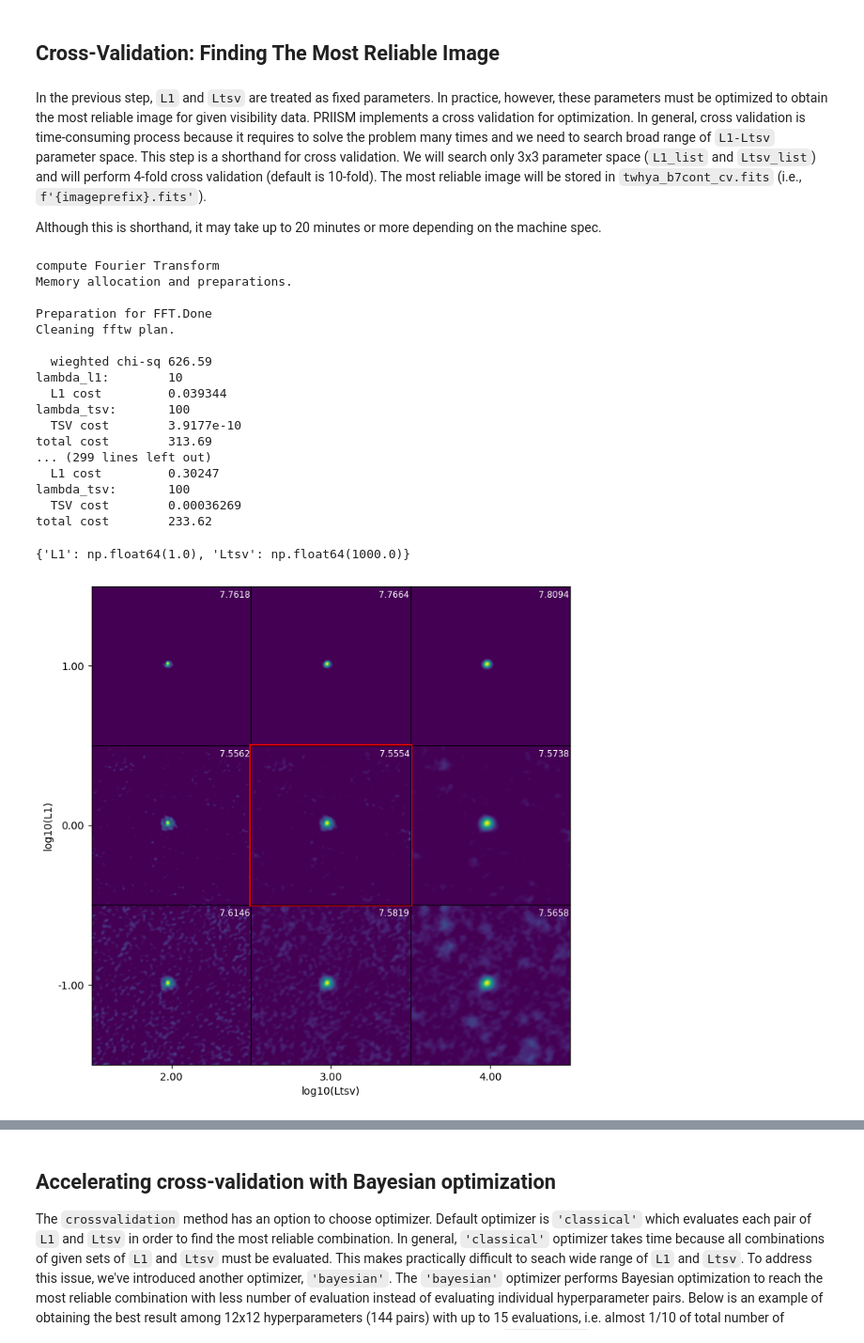
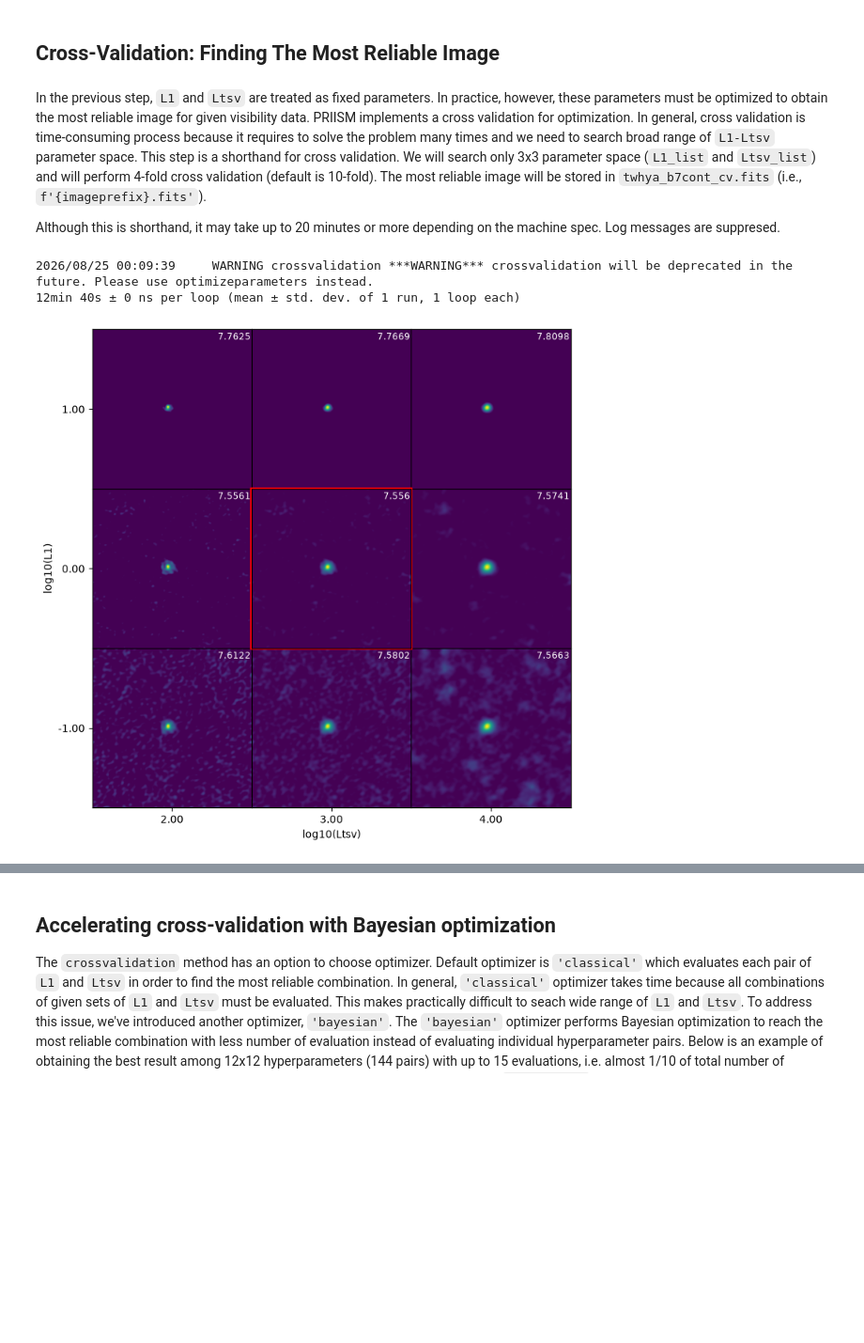
Before and after one commit to tnakazato/priism, a Jupyter notebook: tutorial_twhya.ipynb, the cells around one changed output, grey strips where cells are left out. Shown at 94% size. Cells and saved outputs as stored; diff of their text form; code cells hidden in the pictures; blank space fills up the shorter version.

```diff
--- a/tutorial_twhya.ipynb
+++ b/tutorial_twhya.ipynb
@@ -15,5 +15,5 @@ There are two fundamental submodules for imaging, `priism.core` and `priism.alma
 import priism.alma
 print(f'PRIISM version {priism.__version__}')
 
-worker = priism.alma.AlmaSparseModelingImager(solver='mfista_nufft')
+worker = priism.alma.AlmaSparseModelingImager(solver='pymfista_nufft')
 # %% [output]
@@ -135,36 +133,28 @@ total cost        313.37
 # %% [markdown]
 In the previous step, `L1` and `Ltsv` are treated as fixed parameters. In practice, however, these parameters must be optimized to obtain the most reliable image for given visibility data. PRIISM implements a cross validation for optimization. In general, cross validation is time-consuming process because it requires to solve the problem many times and we need to search broad range of `L1-Ltsv` parameter space. This step is a shorthand for  cross validation. We will search only 3x3 parameter space (`L1_list` and `Ltsv_list`) and will perform 4-fold cross validation (default is 10-fold). The most reliable image will be stored in `twhya_b7cont_cv.fits` (i.e., `f'{imageprefix}.fits'`).
 
-Although this is shorthand, it may take up to 20 minutes or more depending on the machine spec.
+Although this is shorthand, it may take up to 20 minutes or more depending on the machine spec. Log messages are suppresed.
 # %%
 %%timeit -n 1 -r 1
-%%capture --no-display capture_cv
+import logging
+
+# disable INFO logs
+logging.disable(logging.INFO)
 
 L1_list = [1e-1, 1e0, 1e1]
 Ltsv_list = [1e2, 1e3, 1e4]
 num_fold = 4
 
-worker.crossvalidation(L1_list, Ltsv_list, num_fold=num_fold,
-                       imageprefix='twhya_b7cont_cv', imagepolicy='full',
-                       summarize=True, figfile='cvresult.png',
-                       datafile='cvresult.dat', maxiter=1000, resultasinitialimage=True, scalehyperparam=False)
+worker.crossvalidation(
+    L1_list, Ltsv_list, num_fold=num_fold,
+    imageprefix='twhya_b7cont_cv', imagepolicy='full',
+    summarize=True, figfile='cvresult.png',
+    datafile='cvresult.dat', maxiter=1000, resultasinitialimage=True, scalehyperparam=False
+)
+
+# enable INFO logs
+logging.disable(logging.NOTSET)
 # %% [output]
-compute Fourier Transform
-Memory allocation and preparations.
-
-Preparation for FFT.Done
-Cleaning fftw plan.
-
-  wieghted chi-sq 626.59
-lambda_l1:        10
-  L1 cost         0.039344
-lambda_tsv:       100
-  TSV cost        3.9177e-10
-total cost        313.69
-... (299 lines left out)
-  L1 cost         0.30247
-lambda_tsv:       100
-  TSV cost        0.00036269
-total cost        233.62
+2026/08/25 00:09:39     WARNING crossvalidation ***WARNING*** crossvalidation will be deprecated in the future. Please use optimizeparameters instead.
+12min 40s ± 0 ns per loop (mean ± std. dev. of 1 run, 1 loop each)
-{'L1': np.float64(1.0), 'Ltsv': np.float64(1000.0)}
-[figure, old version]
+[figure, new version]
```
Also changed, not shown: parts of 6 cells of this notebook.
